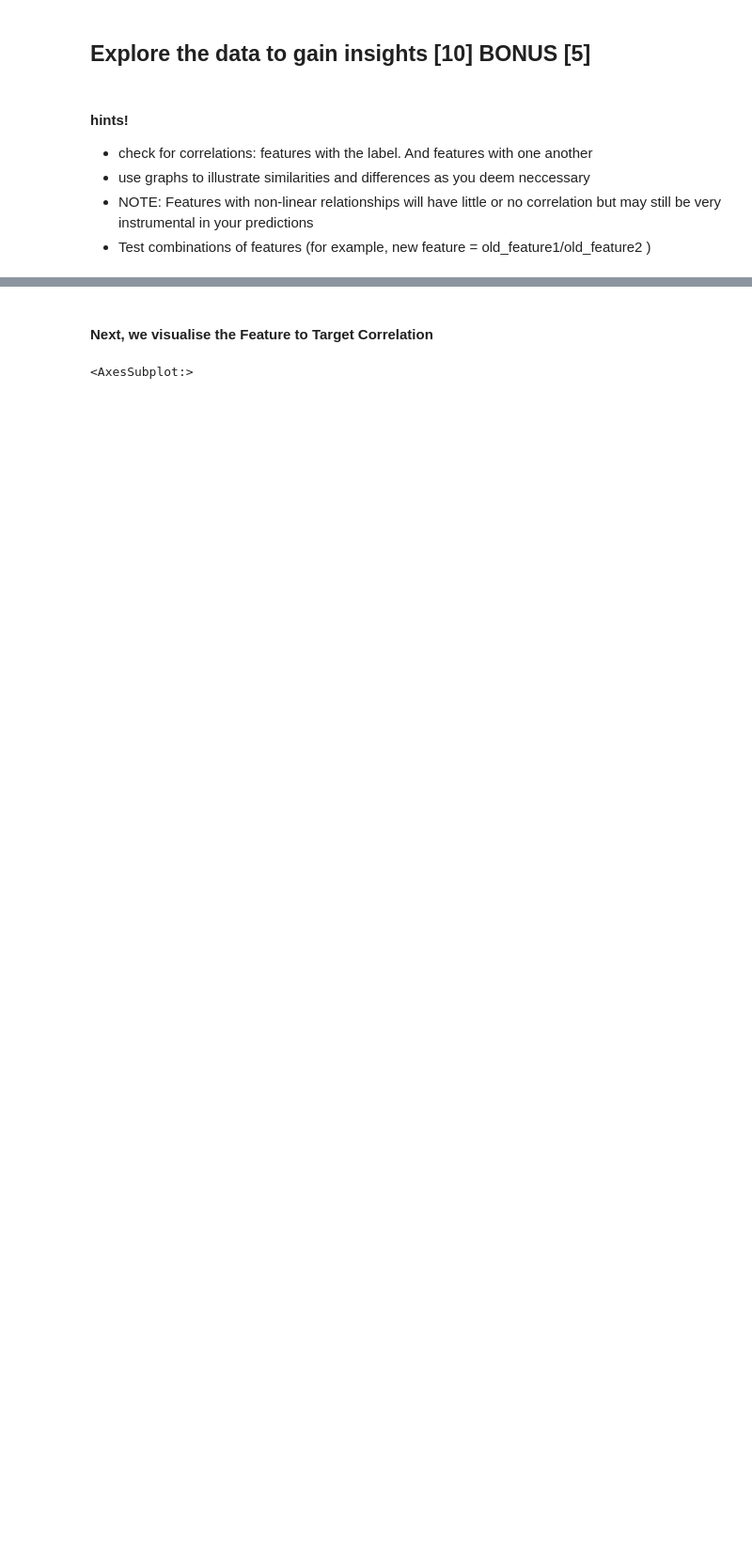
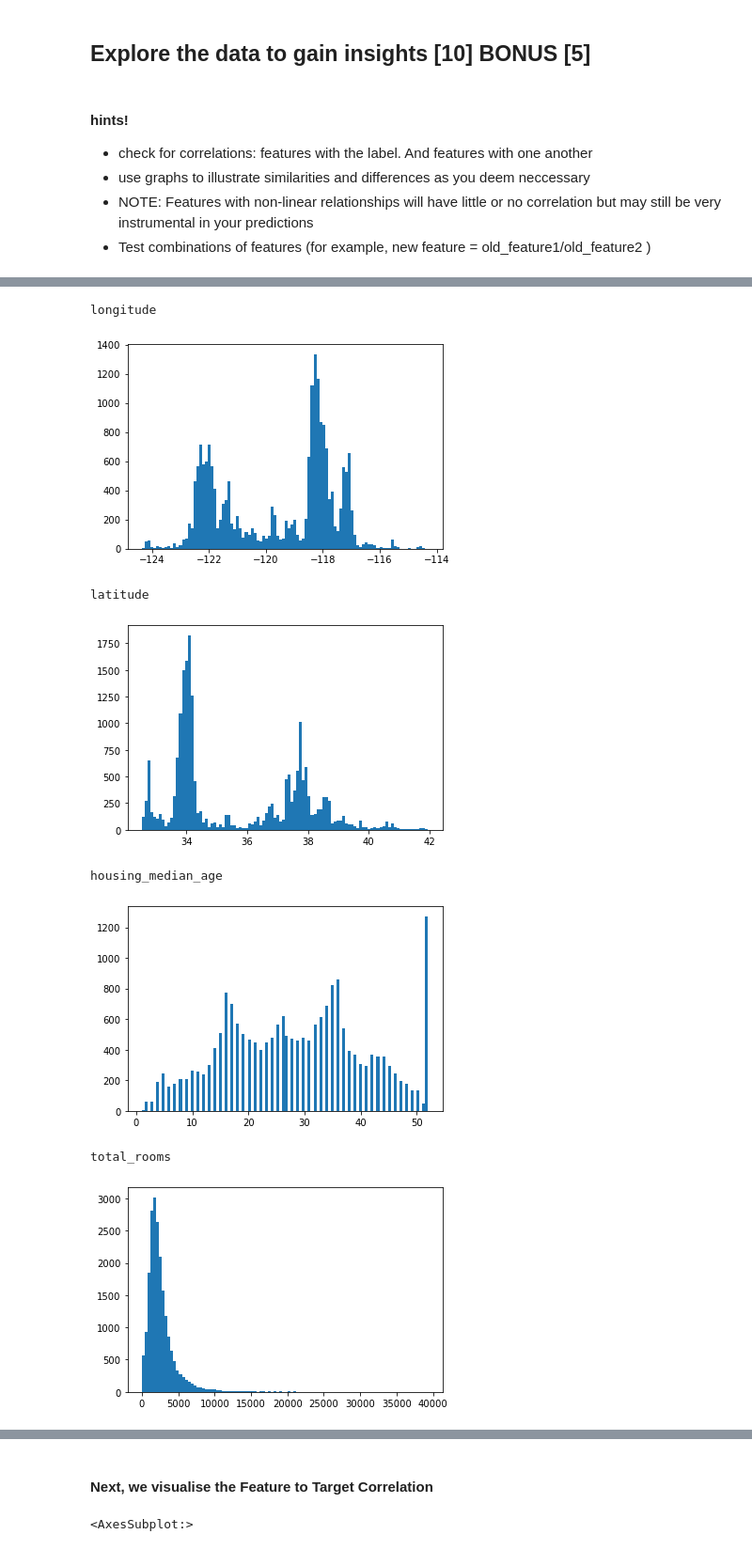
Before and after one commit to WernerPret/MLG382_Project, a Jupyter notebook: Western Cape Investment Model.ipynb, the cells around one changed output, grey strips where cells are left out. Shown at 94% size. Drawn from its saved outputs; the diff is of its cells as text; code cells hidden in the pictures; blank space fills up the shorter version.

```diff
--- a/Western Cape Investment Model.ipynb
+++ b/Western Cape Investment Model.ipynb
@@ -255,0 +254,15 @@ sns.heatmap(corr_matrix_feats, annot = True, cmap = "RdBu_r")
+# %%
+# Loop through each column and plot histogram
+for column in home_data.drop(columns = ohe_prox.columns).columns:
+    print(column)
+    plt.hist(home_data[column], bins = 100)
+    plt.show()
+# %% [output]
+longitude
+[figure, added]
+latitude
+[figure, added]
+housing_median_age
+[figure, added]
+total_rooms
+[figure, added]
```
Also changed, not shown: parts of 41 cells of this notebook.
